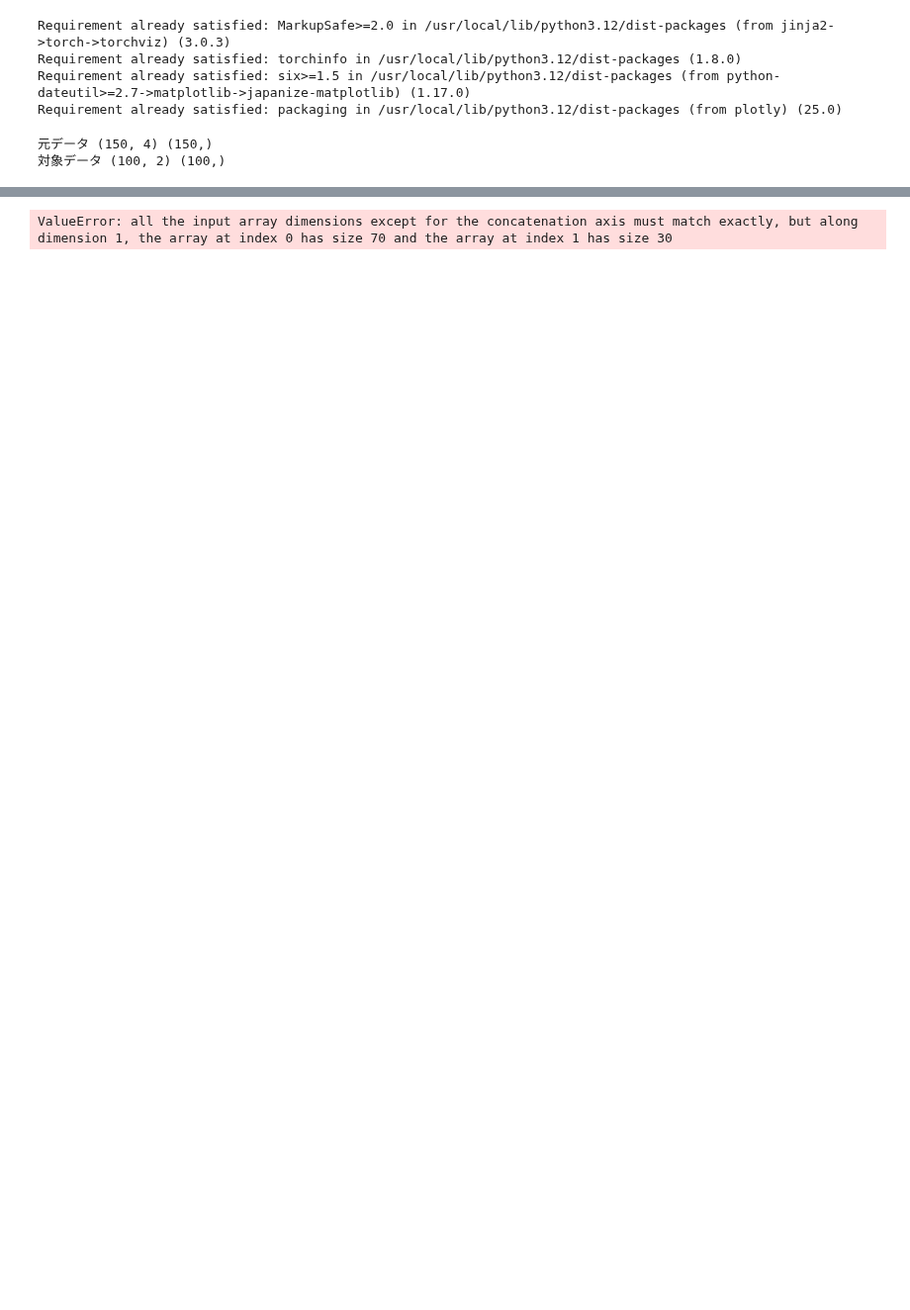
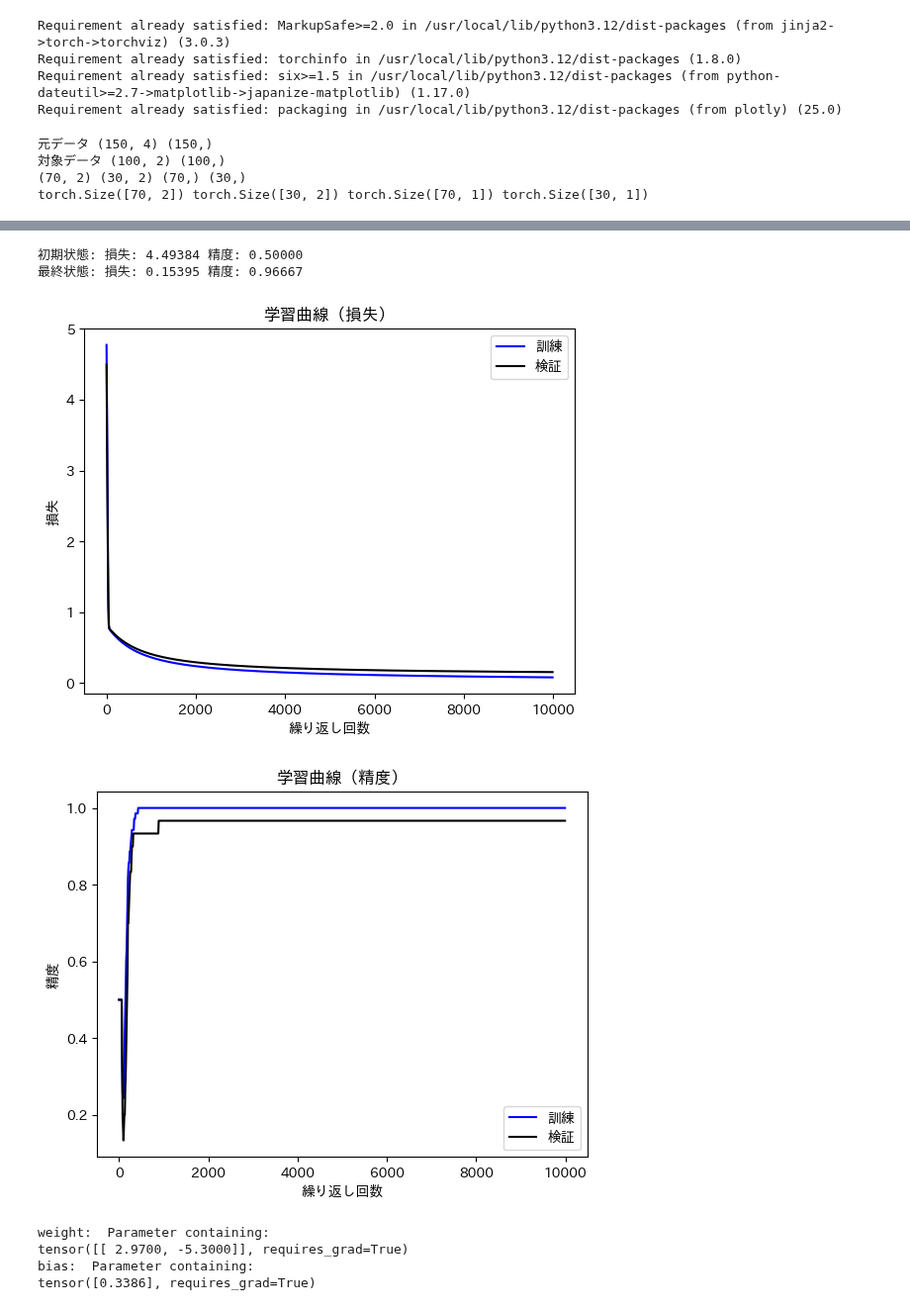
Before and after one commit to ueki5/colaboratory, a Jupyter notebook: playground-017.ipynb, the cells around one changed output, grey strips where cells are left out. Shown at 99% size. Saved outputs shown, nothing was run; the diff lists cells and outputs as text; code cells hidden in the pictures; blank space fills up the shorter version.

```diff
--- a/playground-017.ipynb
+++ b/playground-017.ipynb
@@ -50,6 +50,7 @@ x_train, x_test, y_train, y_test = train_test_split(
     x_data, y_data, train_size=70, test_size=30,
     random_state=123
 )
+print(x_train.shape, x_test.shape, y_train.shape, y_test.shape)
 
 ###################################################
 # 関数定義
@@ -58,11 +59,13 @@ lr = 0.01  # 学習率
 num_epochs = 10000 # 繰り返し回数
 num_history = 10 # 履歴採取タイミング
 
-# 学習データ
+# # 学習データ
 # inputs = torch.tensor(x_train).float()
 # labels = torch.tensor(y_train).float().view(-1,1)
+
+# 学習データに検証データも含める
 inputs = torch.tensor(np.vstack([x_train, x_test])).float()
-labels = torch.tensor(np.vstack([y_train, y_test])).float().view(-1,1)
+labels = torch.tensor(np.vstack([y_train[:, np.newaxis], y_test[:, np.newaxis]])).float()
 
 # 検証データ
 inputs_test = torch.tensor(x_test).float()
@@ -248,3 +251,5 @@ fig.show()
 # %% [output]
 元データ (150, 4) (150,)
 対象データ (100, 2) (100,)
+(70, 2) (30, 2) (70,) (30,)
+torch.Size([70, 2]) torch.Size([30, 2]) torch.Size([70, 1]) torch.Size([30, 1])
@@ -251 +257,8 @@ fig.show()
-ValueError: all the input array dimensions except for the concatenation axis must match exactly, but along dimension 1, the array at index 0 has size 70 and the array at index 1 has size 30
+初期状態: 損失: 4.49384 精度: 0.50000
+最終状態: 損失: 0.15395 精度: 0.96667
+[figure, added]
+[figure, added]
+weight:  Parameter containing:
+tensor([[ 2.9700, -5.3000]], requires_grad=True)
+bias:  Parameter containing:
+tensor([0.3386], requires_grad=True)
```
Also changed, not shown: parts of 1 cell of this notebook.
